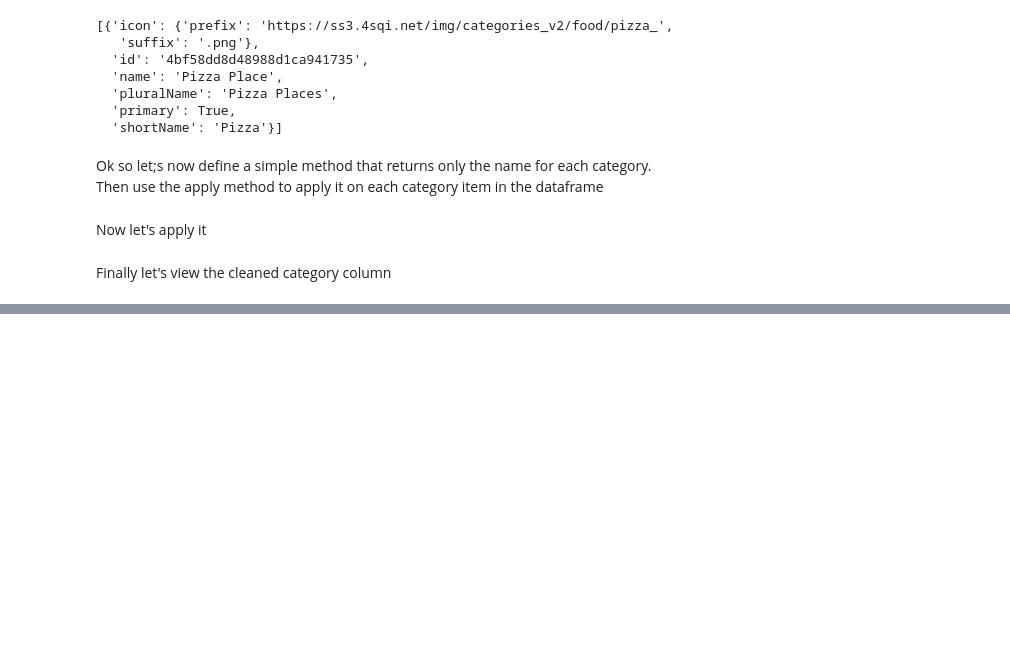
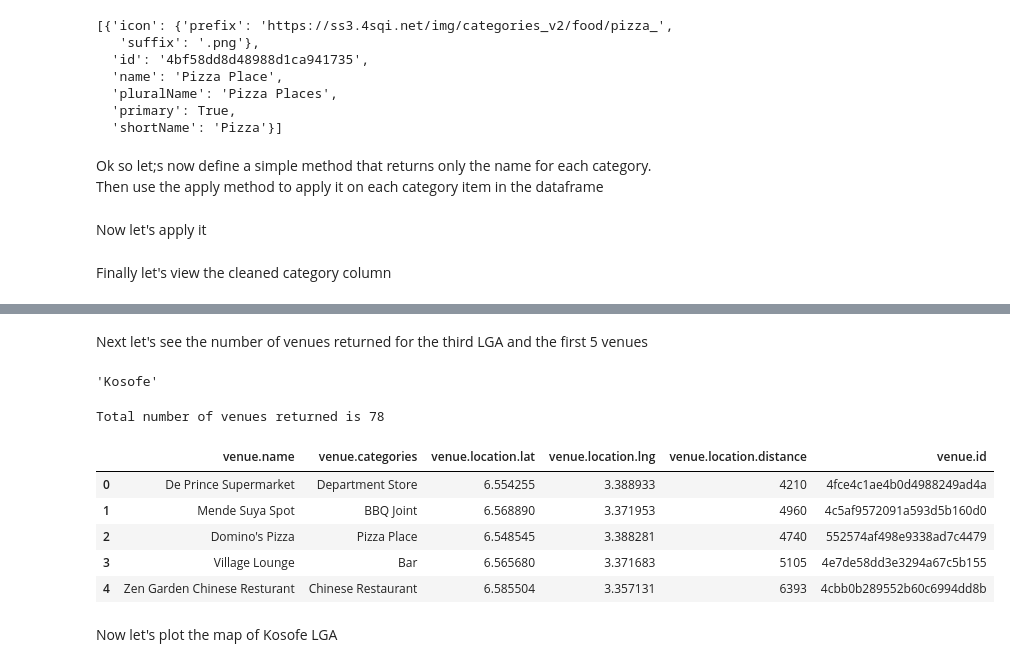
Before and after one commit to Lawrence-Krukrubo/IBM_Data_Specialization_Capstone_Project, a Jupyter notebook: applied_data_science_capstone_project.ipynb, the cells around one changed output, grey strips where cells are left out. Drawn from its saved outputs; the diff is of its cells as text; code cells hidden in the pictures; blank space fills up the shorter version.

```diff
--- a/applied_data_science_capstone_project.ipynb
+++ b/applied_data_science_capstone_project.ipynb
@@ -496,0 +623,23 @@ nearby_venues.head()
+# %% [markdown]
+Next let's see the number of venues returned for the third LGA and the first 5 venues
+# %%
+# First let's confirm the name
+copy_lagos_df.index[2]
+# %% [output]
+'Kosofe'
+# %%
+Kosofe_lga_venues = return_venues(copy_lagos_df.index[2])
+
+print('Total number of venues returned is {}'.format(len(Kosofe_lga_venues)))
+
+Kosofe_lga_venues.head()
+# %% [output]
+Total number of venues returned is 78
+|  | venue.name | venue.categories | venue.location.lat | venue.location.lng | venue.location.distance | venue.id |
+| 0 | De Prince Supermarket | Department Store | 6.554255 | 3.388933 | 4210 | 4fce4c1ae4b0d4988249ad4a |
+| 1 | Mende Suya Spot | BBQ Joint | 6.568890 | 3.371953 | 4960 | 4c5af9572091a593d5b160d0 |
+| 2 | Domino's Pizza | Pizza Place | 6.548545 | 3.388281 | 4740 | 552574af498e9338ad7c4479 |
+| 3 | Village Lounge | Bar | 6.565680 | 3.371683 | 5105 | 4e7de58dd3e3294a67c5b155 |
+| 4 | Zen Garden Chinese Resturant | Chinese Restaurant | 6.585504 | 3.357131 | 6393 | 4cbb0b289552b60c6994dd8b |
+# %% [markdown]
+Now let's plot the map of Kosofe LGA
```
Also changed, not shown: parts of 22 cells of this notebook.
